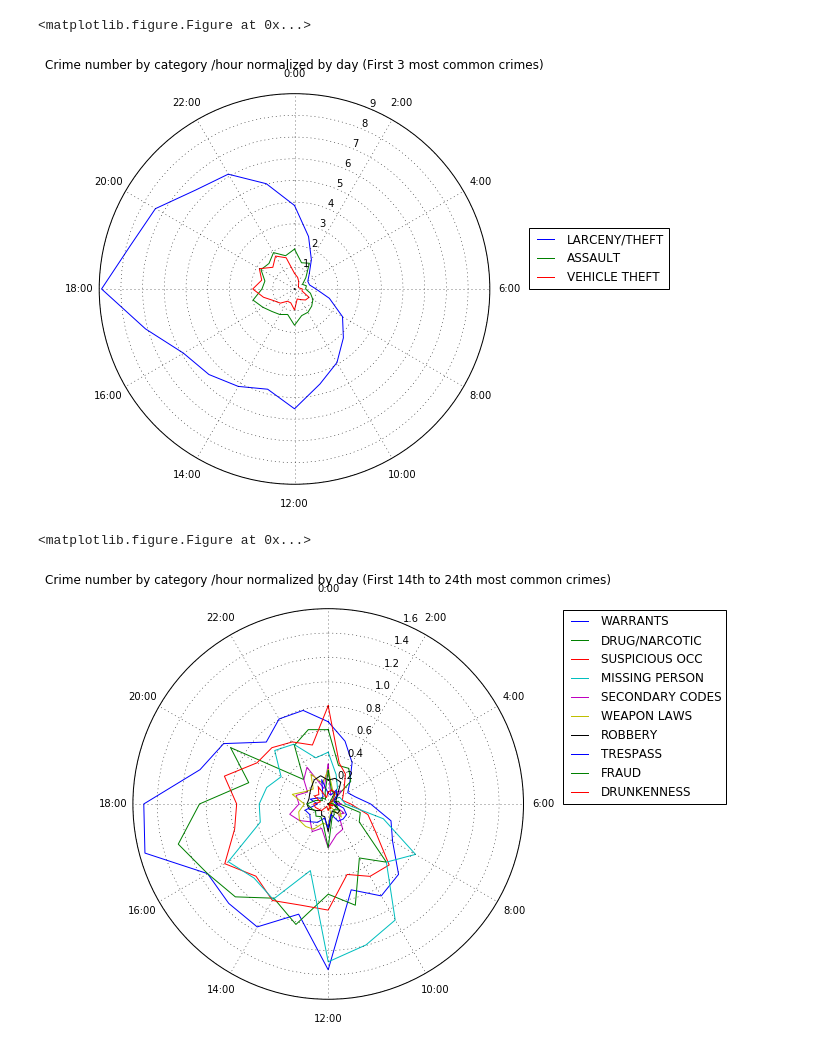
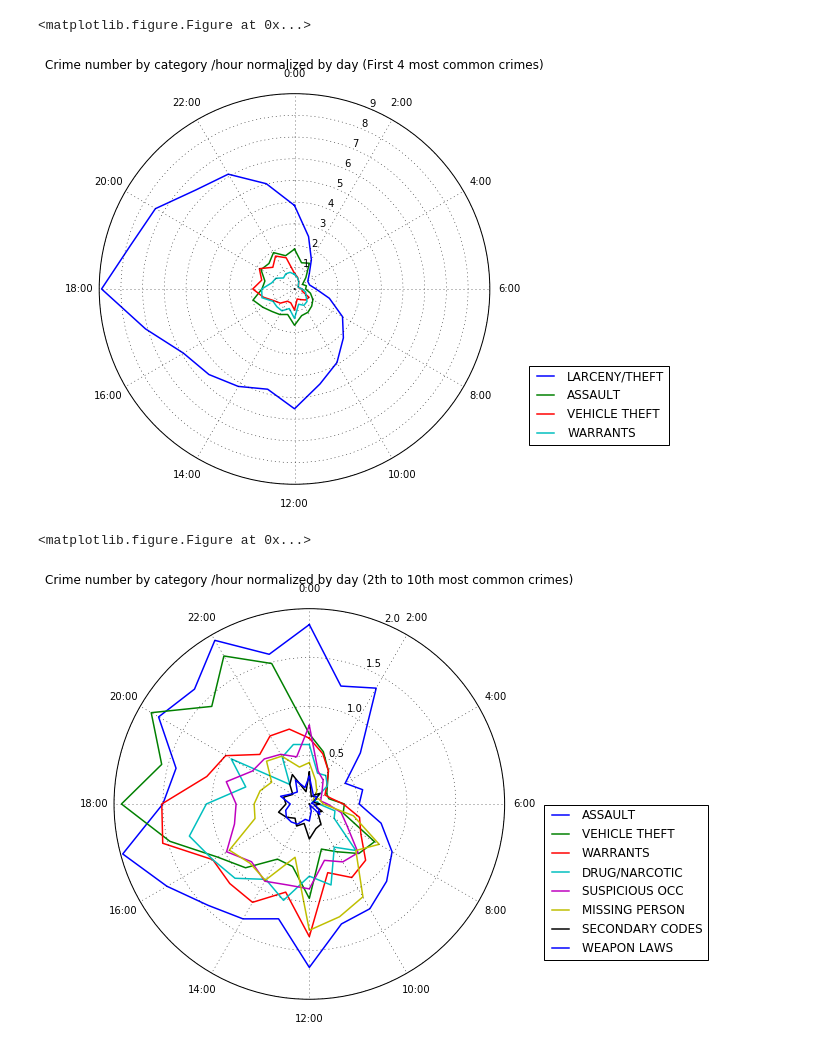
Before and after one commit to David-Desmaisons/datasci_course_materials, a Jupyter notebook: assignment6/presentation/presentation.ipynb, the cells around one changed output. Cells and saved outputs as stored; diff of their text form; code cells hidden in the pictures.

```diff
--- a/assignment6/presentation/presentation.ipynb
+++ b/assignment6/presentation/presentation.ipynb
@@ -50,7 +50,7 @@ def plotCategoryCircularIndividual(group, title):
     tick_locs = [math.radians(a) for a in range(0,360,30)]
     tick_lbls = ["{0}:00".format(f) for f in range(0,24,2)]
     plt.xticks(tick_locs, tick_lbls)
-    plt.plot(temps_df['angle'],temps_df[title], linewidth=1)
+    plt.plot(temps_df['angle'],temps_df[title], linewidth=1.5)
 
 def plotCategoryCircularFromRaw(byCategory,group, normalise =1):
     grouped = byCategory.get_group(group)['hour'].value_counts() / normalise
@@ -77,25 +86,25 @@ plt.show()
 # %%
 def Top(number, df, skip=0):
     return pd.DataFrame({'count':df.sum()}).sort_values('count',ascending=False).iloc[1+skip:number+skip+1,:]
 
 def displayTop(number, df, byCategory, title, normalise, skip=0):
     element = Top(number,df,skip)
     plt.clf()
     plt.figure(figsize=(7,7))
     plt.title('Crime frequency by category seattle')
     for group in list(element.index):
         plotCategoryCircularFromRaw(byCategory, group, normalise)
-    plt.legend( loc=(1.1,0.5))
+    plt.legend( loc=(1.1,0.1))
     plt.title(title)
     plt.show()
 
 filteredsf = sanfrancisco[sanfrancisco['Category']!='OTHER OFFENSES']
 sfbyhour = sumup( filteredsf,'Category','hour')
 byCategorysf = filteredsf.groupby('Category')
-displayTop(3, sfbyhour, byCategorysf,'Crime number by category /hour normalized by day (First 3 most common crimes)', total_rows)
-displayTop(10, sfbyhour, byCategorysf,'Crime number by category /hour normalized by day (First 14th to 24th most common crimes)',total_rows, 3)
+displayTop(4, sfbyhour, byCategorysf,'Crime number by category /hour normalized by day (First 4 most common crimes)', total_rows)
+displayTop(8, sfbyhour, byCategorysf,'Crime number by category /hour normalized by day (2th to 10th most common crimes)', total_rows,1)
 # %% [output]
 <matplotlib.figure.Figure at 0x...>
-[figure, old version]
+[figure, new version]
 <matplotlib.figure.Figure at 0x...>
-[figure, old version]
+[figure, new version]
```
Also changed, not shown: parts of 5 cells of this notebook.
